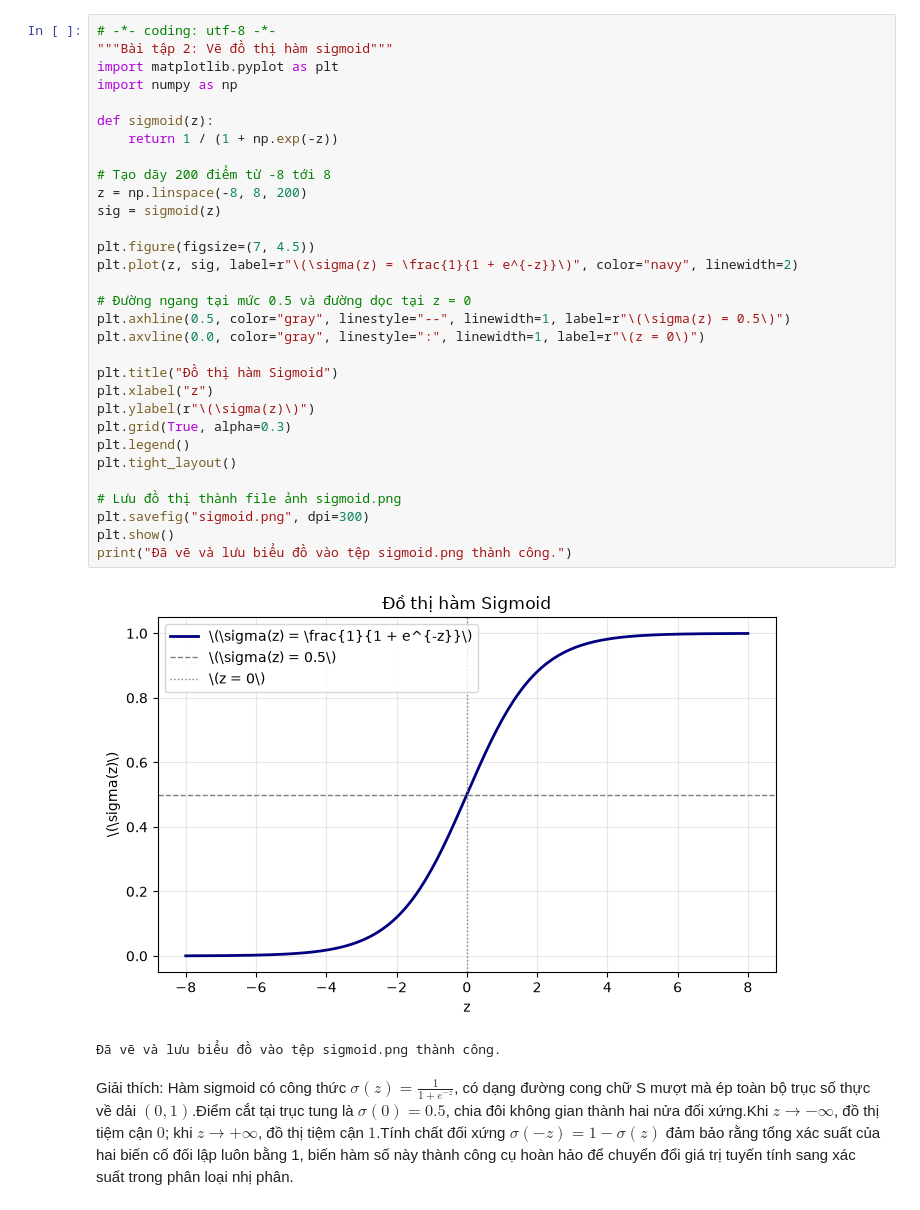
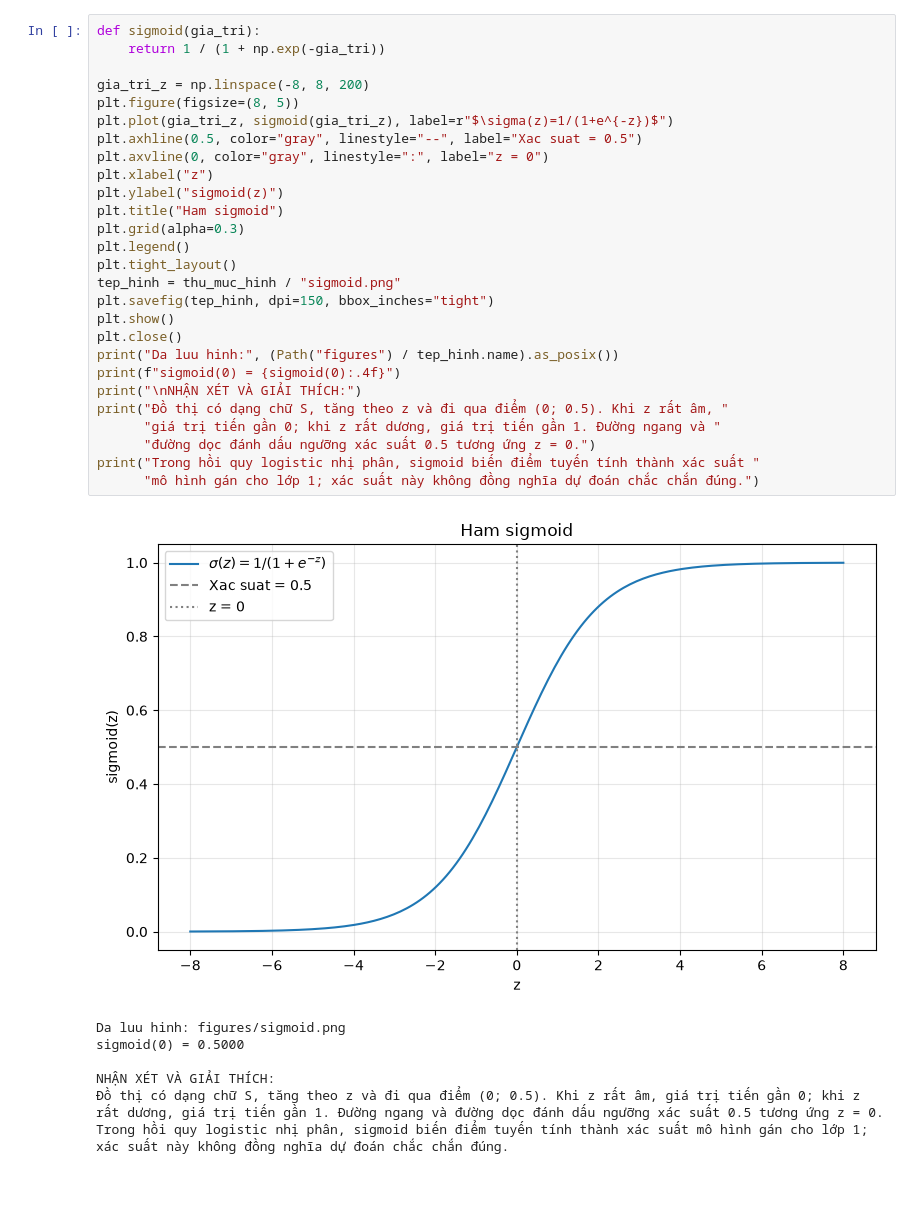
Before and after one commit to dohoangphuc2006/Machine-Learning, a Jupyter notebook: 02. Logistic_Regression/code/Baitaplab2.ipynb, the cells around one changed output. Saved outputs shown, nothing was run; the diff lists cells and outputs as text.

```diff
--- a/02. Logistic_Regression/code/Baitaplab2.ipynb
+++ b/02. Logistic_Regression/code/Baitaplab2.ipynb
@@ -45,37 +101,36 @@ Giải thích: Khi lọc nhóm sinh viên có điểm giữa kỳ $\ge 7.0$ và
-# %%
-# -*- coding: utf-8 -*-
-"""Bài tập 2: Vẽ đồ thị hàm sigmoid"""
-import matplotlib.pyplot as plt
-import numpy as np
-
-def sigmoid(z):
-    return 1 / (1 + np.exp(-z))
-
-# Tạo dãy 200 điểm từ -8 tới 8
-z = np.linspace(-8, 8, 200)
-sig = sigmoid(z)
-
-plt.figure(figsize=(7, 4.5))
-plt.plot(z, sig, label=r"\(\sigma(z) = \frac{1}{1 + e^{-z}}\)", color="navy", linewidth=2)
-
-# Đường ngang tại mức 0.5 và đường dọc tại z = 0
-plt.axhline(0.5, color="gray", linestyle="--", linewidth=1, label=r"\(\sigma(z) = 0.5\)")
-plt.axvline(0.0, color="gray", linestyle=":", linewidth=1, label=r"\(z = 0\)")
-
-plt.title("Đồ thị hàm Sigmoid")
-plt.xlabel("z")
-plt.ylabel(r"\(\sigma(z)\)")
-plt.grid(True, alpha=0.3)
-plt.legend()
-plt.tight_layout()
-
-# Lưu đồ thị thành file ảnh sigmoid.png
-plt.savefig("sigmoid.png", dpi=300)
-plt.show()
-print("Đã vẽ và lưu biểu đồ vào tệp sigmoid.png thành công.")
-# %% [output]
-[figure, removed]
-Đã vẽ và lưu biểu đồ vào tệp sigmoid.png thành công.
-# %% [markdown]
-Giải thích: Hàm sigmoid có công thức $\sigma(z) = \frac{1}{1 + e^{-z}}$, có dạng đường cong chữ S mượt mà ép toàn bộ trục số thực về dải $(0, 1)$.Điểm cắt tại trục tung là $\sigma(0) = 0.5$, chia đôi không gian thành hai nửa đối xứng.Khi $z \to -\infty$, đồ thị tiệm cận $0$; khi $z \to +\infty$, đồ thị tiệm cận $1$.Tính chất đối xứng $\sigma(-z) = 1 - \sigma(z)$ đảm bảo rằng tổng xác suất của hai biến cố đối lập luôn bằng 1, biến hàm số này thành công cụ hoàn hảo để chuyển đổi giá trị tuyến tính sang xác suất trong phân loại nhị phân.
+# %%
+def sigmoid(gia_tri):
+    return 1 / (1 + np.exp(-gia_tri))
+
+gia_tri_z = np.linspace(-8, 8, 200)
+plt.figure(figsize=(8, 5))
+plt.plot(gia_tri_z, sigmoid(gia_tri_z), label=r"$\sigma(z)=1/(1+e^{-z})$")
+plt.axhline(0.5, color="gray", linestyle="--", label="Xac suat = 0.5")
+plt.axvline(0, color="gray", linestyle=":", label="z = 0")
+plt.xlabel("z")
+plt.ylabel("sigmoid(z)")
+plt.title("Ham sigmoid")
+plt.grid(alpha=0.3)
+plt.legend()
+plt.tight_layout()
+tep_hinh = thu_muc_hinh / "sigmoid.png"
+plt.savefig(tep_hinh, dpi=150, bbox_inches="tight")
+plt.show()
+plt.close()
+print("Da luu hinh:", (Path("figures") / tep_hinh.name).as_posix())
+print(f"sigmoid(0) = {sigmoid(0):.4f}")
+print("\nNHẬN XÉT VÀ GIẢI THÍCH:")
+print("Đồ thị có dạng chữ S, tăng theo z và đi qua điểm (0; 0.5). Khi z rất âm, "
+      "giá trị tiến gần 0; khi z rất dương, giá trị tiến gần 1. Đường ngang và "
+      "đường dọc đánh dấu ngưỡng xác suất 0.5 tương ứng z = 0.")
+print("Trong hồi quy logistic nhị phân, sigmoid biến điểm tuyến tính thành xác suất "
+      "mô hình gán cho lớp 1; xác suất này không đồng nghĩa dự đoán chắc chắn đúng.")
+# %% [output]
+[figure, added]
+Da luu hinh: figures/sigmoid.png
+sigmoid(0) = 0.5000
+
+NHẬN XÉT VÀ GIẢI THÍCH:
+Đồ thị có dạng chữ S, tăng theo z và đi qua điểm (0; 0.5). Khi z rất âm, giá trị tiến gần 0; khi z rất dương, giá trị tiến gần 1. Đường ngang và đường dọc đánh dấu ngưỡng xác suất 0.5 tương ứng z = 0.
+Trong hồi quy logistic nhị phân, sigmoid biến điểm tuyến tính thành xác suất mô hình gán cho lớp 1; xác suất này không đồng nghĩa dự đoán chắc chắn đúng.
 # %% [markdown]
```
Also changed, not shown: parts of 24 cells of this notebook, 1 other file.
